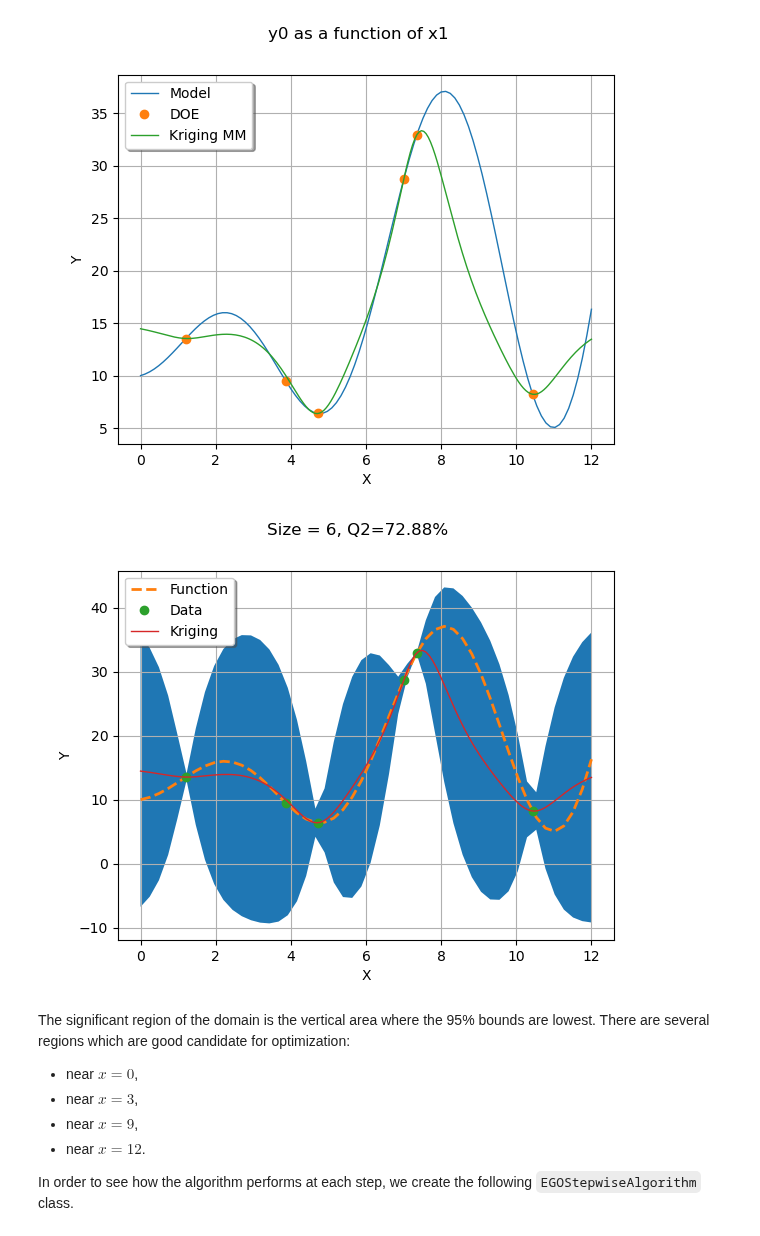
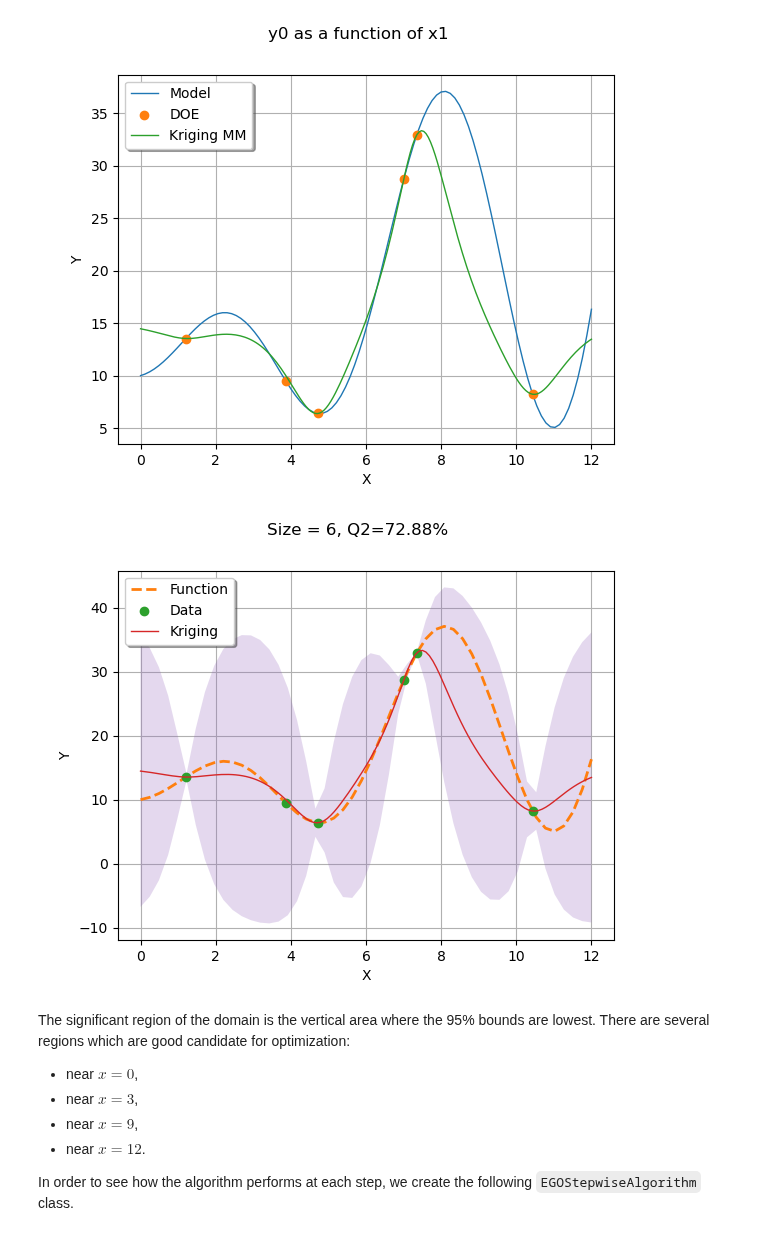
Before and after one commit to mbaudin47/otsupgalilee-eleve, a Jupyter notebook: 6-krigeage/Demo-open-EGO.ipynb, the cells around one changed output. Cells and saved outputs as stored; diff of their text form; code cells hidden in the pictures.

```diff
--- a/6-krigeage/Demo-open-EGO.ipynb
+++ b/6-krigeage/Demo-open-EGO.ipynb
@@ -343,0 +299,41 @@ def plotMyBasicKriging(krigResult, model, xMin, xMax, X, Y, level=0.95):
+# %%
+def plot_kriging_bounds(kriging_result, x_test, color, alphaLevel = 0.95, alphaTransparency=64):
+    """
+    Plot normal confidence bounds of a kriging
+
+    Parameters
+    ----------
+    kriging_result : ot.KrigingResult
+        The kriging
+    x_test : ot.Sample
+        The x testing points
+    color : hex str
+        The color
+    alphaLevel : float, in [0, 1]
+        The confidence level
+    alphaTransparency : int, in {0, ..., 255}
+        The transparency
+
+    Returns
+    -------
+    boundsPoly : ot.PolygonArray
+        The colored area.
+    """
+    covGrid = kriging_result.getConditionalMarginalVariance(x_test)
+    krigeageMM = kriging_result.getMetaModel()
+    y_test_MM = krigeageMM(x_test)
+    n_test = x_test.getSize()
+    N = ot.Normal()
+    bilateralCI = N.computeBilateralConfidenceInterval(alphaLevel)
+    quantileAlpha = bilateralCI.getUpperBound()[0]
+    conditionalStDev = ot.Sample([[np.sqrt(covGrid[i, 0])] for i in range(n_test)])
+    dataLower = [
+        [y_test_MM[i, 0] - quantileAlpha * conditionalStDev[i, 0]] for i in range(n_test)
+    ]
+    dataUpper = [
+        [y_test_MM[i, 0] + quantileAlpha * conditionalStDev[i, 0]] for i in range(n_test)
+    ]
+    boundsPoly = ot.Polygon.FillBetween(x_test, dataLower, dataUpper)
+    boundsPoly.setLegend(f"{alphaLevel * 100} bounds")
+    boundsPoly.setColor(full_to_alpha_color(color, alphaTransparency))
+    return boundsPoly
@@ -344,18 +396,17 @@ def plotMyBasicKriging(krigResult, model, xMin, xMax, X, Y, level=0.95):
 # %%
 graph = plotMyBasicKriging(
     krigingResult,
     model,
     0.0,
     12.0,
     x_train,
     y_train,
 )
 palette = ot.Drawable.BuildDefaultPalette(5)
-graph.setColors(palette[1:4])
 graph.setLegendPosition("topleft")
 graph
 # %% [output]
-[figure, old version]
+[figure, new version]
 # %% [markdown]
 The significant region of the domain is the vertical area where the 95% bounds are lowest. There are several regions which are good candidate for optimization:
 * near $x=0$,
```
Also changed, not shown: parts of 11 cells of this notebook, 5 other files.
